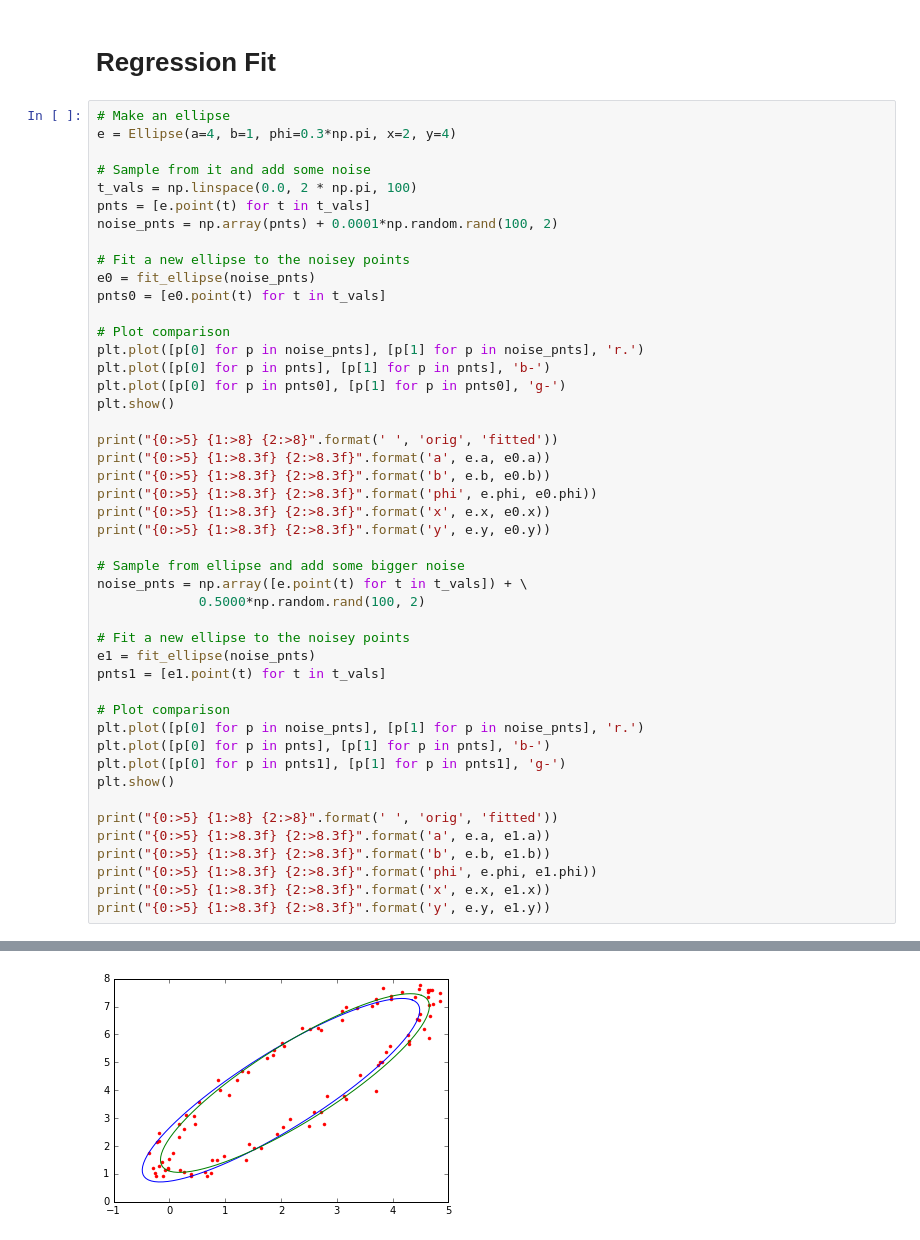
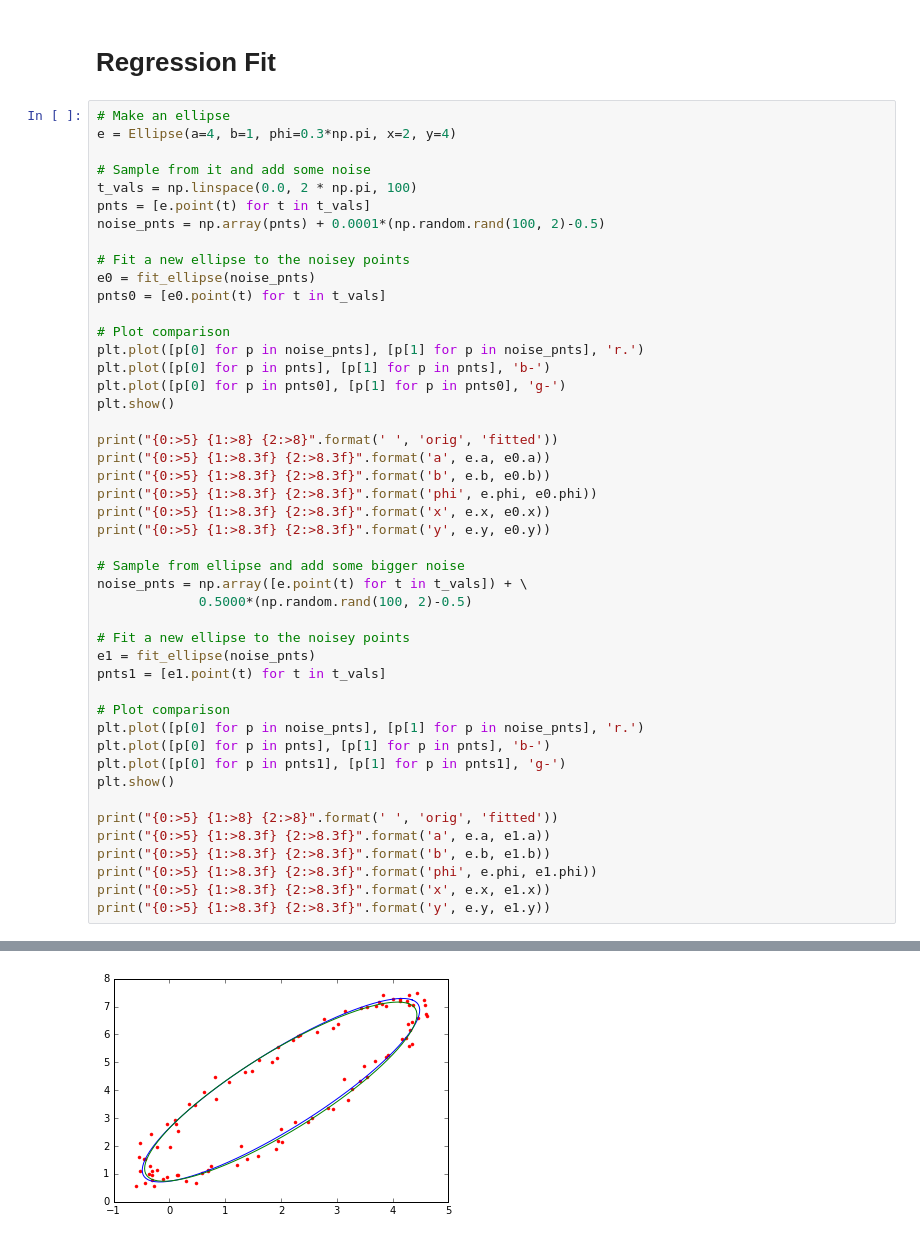
Before and after one commit to willblatt/ellipses, a Jupyter notebook: ellipses.ipynb, the cells around one changed output, grey strips where cells are left out. Cells and saved outputs as stored; diff of their text form.

Commit message:
Fixed noise in points in regression fit

```diff
--- a/ellipses.ipynb
+++ b/ellipses.ipynb
@@ -259,7 +259,7 @@ e = Ellipse(a=4, b=1, phi=0.3*np.pi, x=2, y=4)
 # Sample from it and add some noise
 t_vals = np.linspace(0.0, 2 * np.pi, 100)
 pnts = [e.point(t) for t in t_vals]
-noise_pnts = np.array(pnts) + 0.0001*np.random.rand(100, 2)
+noise_pnts = np.array(pnts) + 0.0001*(np.random.rand(100, 2)-0.5)
 
 # Fit a new ellipse to the noisey points
 e0 = fit_ellipse(noise_pnts)
@@ -278,33 +278,33 @@ print("{0:>5} {1:>8.3f} {2:>8.3f}".format('phi', e.phi, e0.phi))
 print("{0:>5} {1:>8.3f} {2:>8.3f}".format('x', e.x, e0.x))
 print("{0:>5} {1:>8.3f} {2:>8.3f}".format('y', e.y, e0.y))
 
 # Sample from ellipse and add some bigger noise
 noise_pnts = np.array([e.point(t) for t in t_vals]) + \
-             0.5000*np.random.rand(100, 2)
+             0.5000*(np.random.rand(100, 2)-0.5)
 
 # Fit a new ellipse to the noisey points
 e1 = fit_ellipse(noise_pnts)
 pnts1 = [e1.point(t) for t in t_vals]
 
 # Plot comparison
 plt.plot([p[0] for p in noise_pnts], [p[1] for p in noise_pnts], 'r.')
 plt.plot([p[0] for p in pnts], [p[1] for p in pnts], 'b-')
 plt.plot([p[0] for p in pnts1], [p[1] for p in pnts1], 'g-')
 plt.show()
 
 print("{0:>5} {1:>8} {2:>8}".format(' ', 'orig', 'fitted'))
 print("{0:>5} {1:>8.3f} {2:>8.3f}".format('a', e.a, e1.a))
 print("{0:>5} {1:>8.3f} {2:>8.3f}".format('b', e.b, e1.b))
 print("{0:>5} {1:>8.3f} {2:>8.3f}".format('phi', e.phi, e1.phi))
 print("{0:>5} {1:>8.3f} {2:>8.3f}".format('x', e.x, e1.x))
 print("{0:>5} {1:>8.3f} {2:>8.3f}".format('y', e.y, e1.y))
 # %% [output]
 [figure]
           orig   fitted
     a    4.000    4.000
     b    1.000    1.000
   phi    0.942    0.942
     x    2.000    2.000
     y    4.000    4.000
-[figure, old version]
+[figure, new version]
           orig   fitted
```
Also changed, not shown: parts of 1 cell of this notebook.
